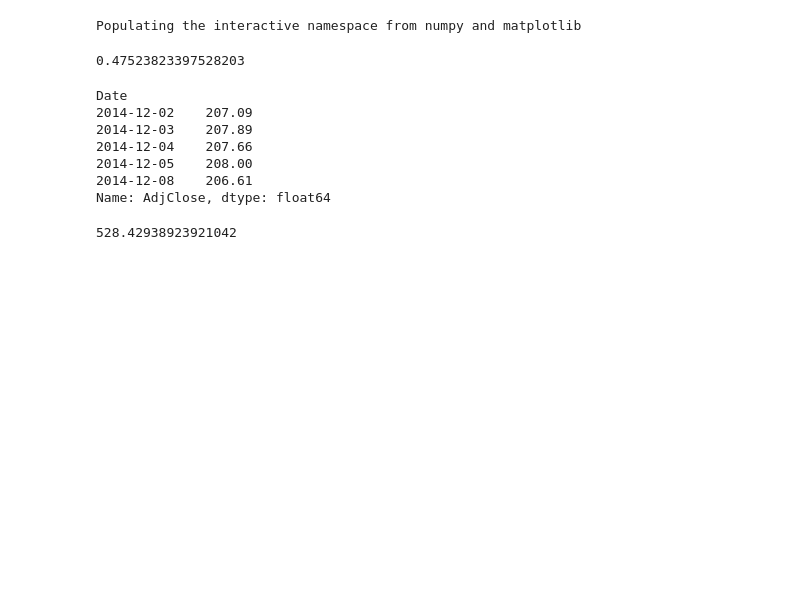
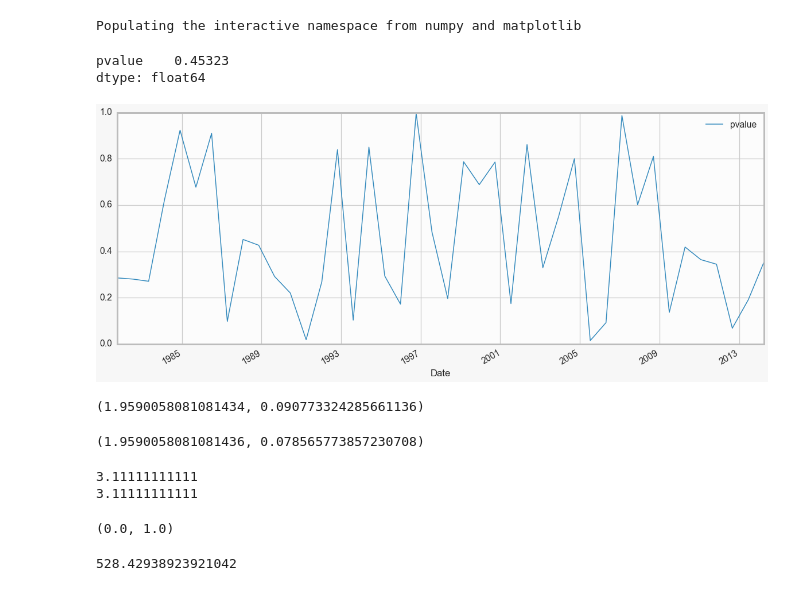
Before and after one commit to AlgoSkyNet/sandbox_py, a Jupyter notebook: sandbox_py_1.ipynb, the cells around one changed output. Drawn from its saved outputs; the diff is of its cells as text; code cells hidden in the pictures; blank space fills up the shorter version.

```diff
--- a/sandbox_py_1.ipynb
+++ b/sandbox_py_1.ipynb
@@ -212,20 +212,59 @@ def halfLife(ts):
     half_life = (-1*np.log(2)/beta)
 
     return half_life
+
+def out_of_sample_vs_in_sample_P(ts, in_sample_length) :
+    total_length = len(ts)
+    short_long_diff = total_length - in_sample_length
+
+   # in_sample_list = [ x-ts[0] for x in ts[0:short_long_diff] ]
+   # out_of_sample_list = [ x-ts[short_long_diff] for x in ts[short_long_diff:total_length] ]
+
+    in_sample_list = [ x for x in ts[0:short_long_diff] ]
+    out_of_sample_list = [ x for x in ts[short_long_diff:total_length] ]
+
+    tempP = stats.ttest_ind(in_sample_list, out_of_sample_list, equal_var = False)[1]
+
+    return tempP
+
+def out_of_sample_vs_in_sample_P_rolling(ts, in_sample_length, rolling_length) :
+    test_rolling_ttest = [ (ts.index[i+rolling_length] ,
+                            out_of_sample_vs_in_sample_P(ts[i:i+rolling_length], in_sample_length) )
+                          for i in range(0, len(ts)-rolling_length,rolling_length) ]
+    tempDF = pd.DataFrame(test_rolling_ttest)
+    tempDF.index = tempDF[0]
+    tempDF.index.name = 'Date'
+    tempDF = tempDF.drop(0,1)
+    tempDF.columns = ['pvalue']
+
+    return tempDF
-# %%
-hurst(SPY.AdjClose, 100)
-# %% [output]
-0.47523823397528203
-# %%
-SPY.AdjClose.tail()
-# %% [output]
-Date
-2014-12-02    207.09
-2014-12-03    207.89
-2014-12-04    207.66
-2014-12-05    208.00
-2014-12-08    206.61
-Name: AdjClose, dtype: float64
+# %%
+out_of_sample_vs_in_sample_P_rolling(AAPL.AdjClose.pct_change().dropna(), 100, 200).plot()
+print( np.mean(out_of_sample_vs_in_sample_P_rolling(AAPL.AdjClose.pct_change().dropna(), 100, 200)) )
+# %% [output]
+pvalue    0.45323
+dtype: float64
+[figure, added]
+# %%
+stats.ttest_ind([30.02,29.99,30.11,29.97,30.01,29.99], [29.89,29.93,29.72,29.98,30.02,29.98], equal_var = False)
+# %% [output]
+(1.9590058081081434, 0.090773324285661136)
+# %%
+# compared to the above, when assuming that each sample was pulled from populations with equal variance,
+# the below is somewhat more suggestive of a difference in the mean weights for the two samples used as inputs to the t-test
+stats.ttest_ind([30.02,29.99,30.11,29.97,30.01,29.99], [29.89,29.93,29.72,29.98,30.02,29.98], equal_var = True)
+# %% [output]
+(1.9590058081081436, 0.078565773857230708)
+# %%
+print np.mean([2,3,5,6,4,2,2,2,2])
+print np.mean([2,2,2,2,2,6,3,4,5])
+# %% [output]
+3.11111111111
+3.11111111111
+# %%
+stats.ttest_ind([2,3,5,6,4,2,2,2,2], [2,2,2,2,2,6,3,4,5], equal_var = True)
+# %% [output]
+(0.0, 1.0)
 # %%
 halfLife(detrendTS(SPY.Close))
 # %% [output]
```
Also changed, not shown: parts of 1 cell of this notebook.
